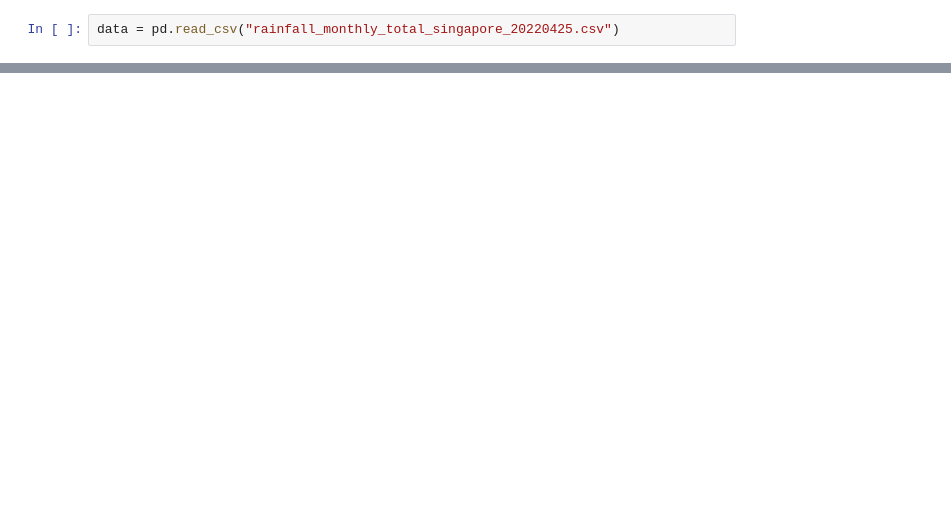
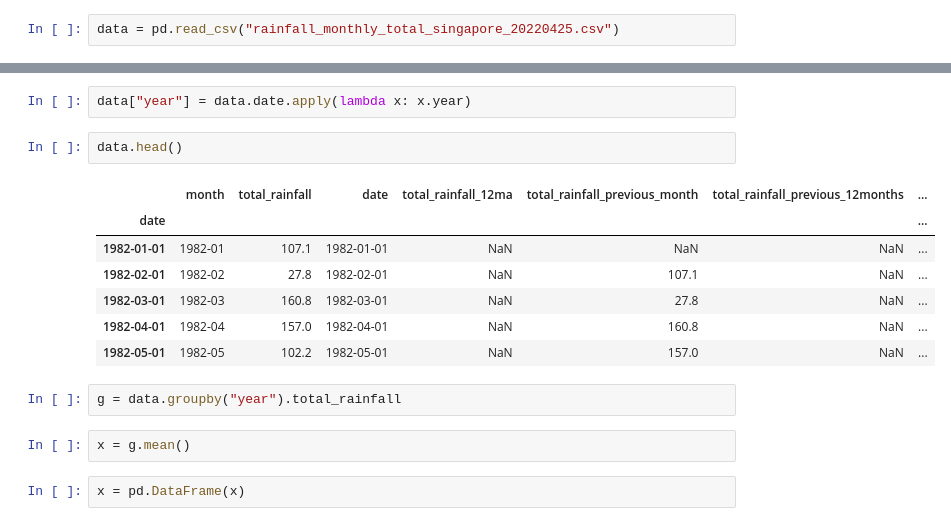
Before and after one commit to AkbarAzad/practice, a Jupyter notebook: article_20220425_v1.ipynb, the cells around one changed output, grey strips where cells are left out. Saved outputs shown, nothing was run; the diff lists cells and outputs as text; blank space fills up the shorter version.

```diff
--- a/article_20220425_v1.ipynb
+++ b/article_20220425_v1.ipynb
@@ -71,0 +108,18 @@ Weakest correlation at lag 17
+# %%
+data["year"] = data.date.apply(lambda x: x.year)
+# %%
+data.head()
+# %% [output]
+|  | month | total_rainfall | date | total_rainfall_12ma | total_rainfall_previous_month | total_rainfall_previous_12months | ... |
+| date |  |  |  |  |  |  | ... |
+| 1982-01-01 | 1982-01 | 107.1 | 1982-01-01 | NaN | NaN | NaN | ... |
+| 1982-02-01 | 1982-02 | 27.8 | 1982-02-01 | NaN | 107.1 | NaN | ... |
+| 1982-03-01 | 1982-03 | 160.8 | 1982-03-01 | NaN | 27.8 | NaN | ... |
+| 1982-04-01 | 1982-04 | 157.0 | 1982-04-01 | NaN | 160.8 | NaN | ... |
+| 1982-05-01 | 1982-05 | 102.2 | 1982-05-01 | NaN | 157.0 | NaN | ... |
+# %%
+g = data.groupby("year").total_rainfall
+# %%
+x = g.mean()
+# %%
+x = pd.DataFrame(x)
```
Also changed, not shown: parts of 11 cells of this notebook.
